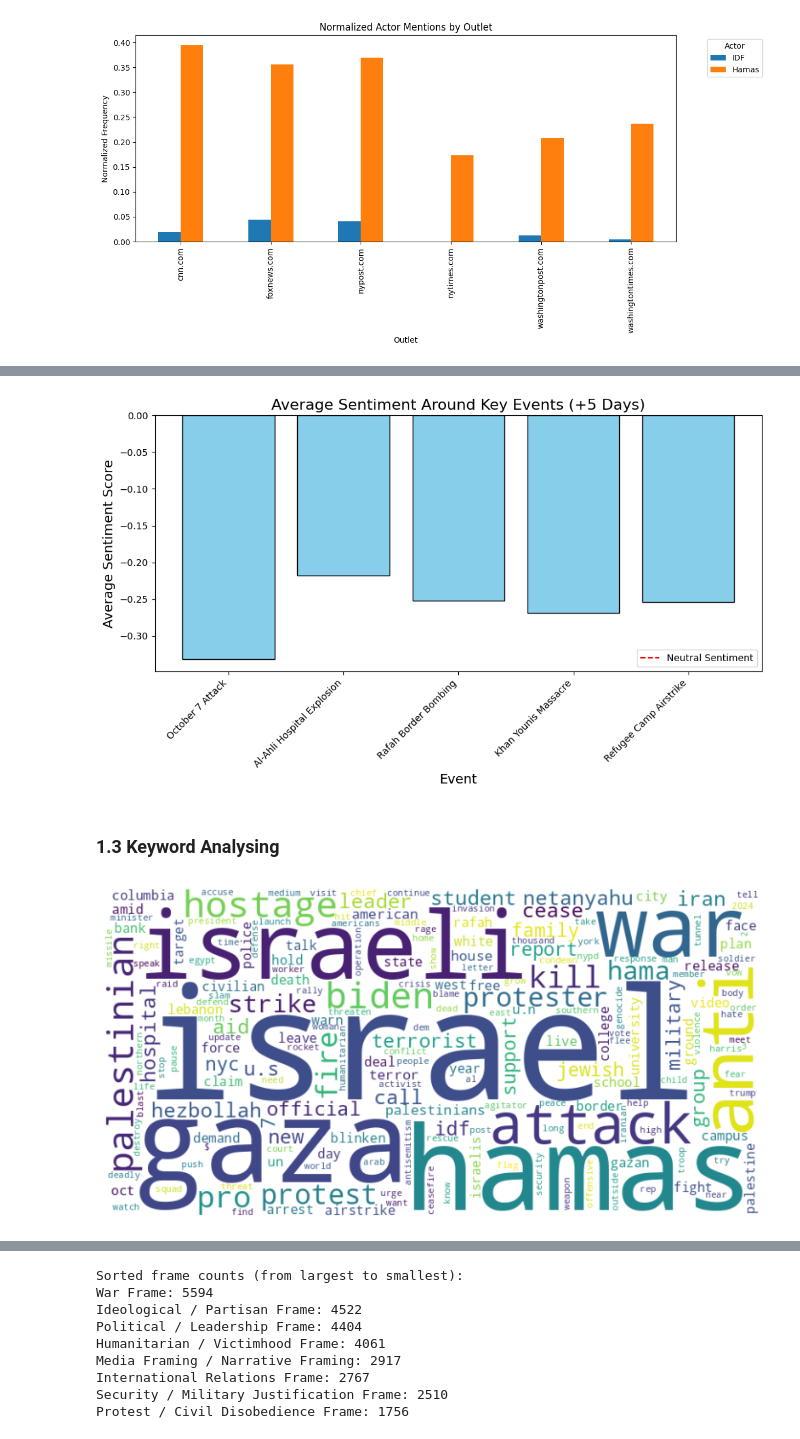
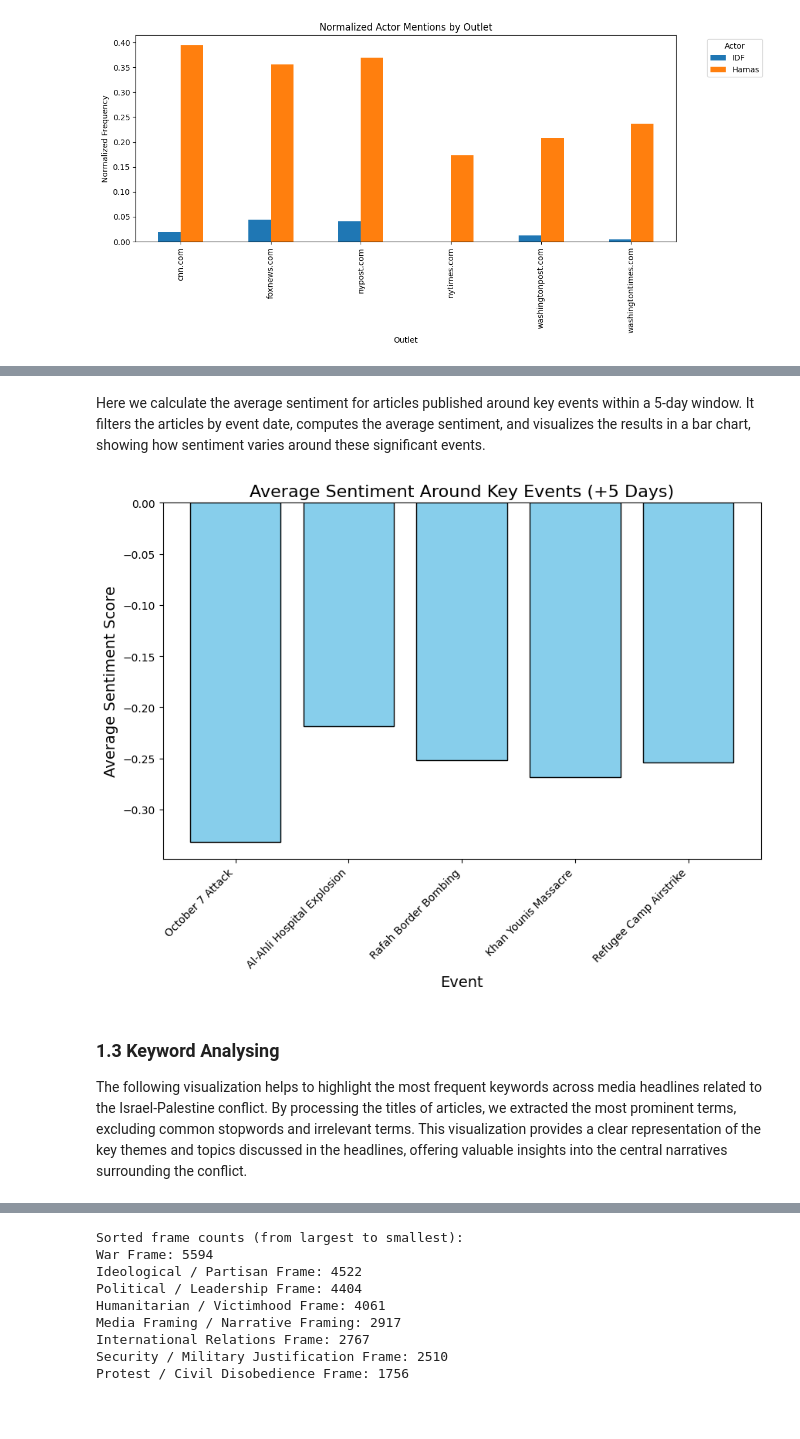
Before and after one commit to tinasophie15/FCSS-Project-Group-10, a Jupyter notebook: code/group10.ipynb, the cells around one changed output, grey strips where cells are left out. Cells and saved outputs as stored; diff of their text form; code cells hidden in the pictures; blank space fills up the shorter version.

```diff
--- a/code/group10.ipynb
+++ b/code/group10.ipynb
@@ -302,20 +269,38 @@ plt.show()
 [figure]
 # %% [markdown]
 The following plot allows us to observe how the sentiment regarding the Israel-Palestine conflict has changed over time, providing insights into the tone of media coverage on a monthly basis.
+# %%
+# Define special events and their colors
+special_events = {
+    "7th October Attack": ("2023-10-07", "red"),
+    "Al Ahli Hospital Attack": ("2023-10-17", "orange"),
+    "Rafah Border Bombing": ("2024-05-06", "green"),
+    "Khan Younis Massacre": ("2024-09-08", "purple"),
+    "Refugee Camp Airstrike": ("2024-10-19", "black"),
+}
 # %%
-# Convert 'Publish Date' to datetime format
 data_cleaned['Publish Date'] = pd.to_datetime(data_cleaned['Publish Date'], errors='coerce')
 data_cleaned = data_cleaned.reset_index(drop=True)
 
-# Calculate average sentiment score by month
+# Calculate average sentiment score by week
 sentiment_over_time = data_cleaned.resample('W', on='Publish Date')['Sentiment Score'].mean()
 
+# Convert event dates to pandas Timestamps
+special_event_dates = {label: (pd.Timestamp(date), color) for label, (date, color) in special_events.items()}
+
 # Plot sentiment over time
-plt.figure(figsize=(12, 6))
-plt.plot(sentiment_over_time.index, sentiment_over_time.values, marker='o', color='blue')
+plt.figure(figsize=(14, 7))
+plt.plot(sentiment_over_time.index, sentiment_over_time.values, marker='o', color='blue', label='Sentiment Score')
+
+# Add vertical lines for special events
+for event, (date, color) in special_event_dates.items():
+    plt.axvline(x=date, color=color, linestyle='--', alpha=0.8, label=event)
+
 plt.xlabel("Time (Weekly)", fontsize=14)
 plt.ylabel("Average Sentiment Score", fontsize=14)
-plt.title("Sentiment Trend Over Time", fontsize=16)
+plt.title("Sentiment Trend Over Time with Special Events", fontsize=16)
 plt.grid()
+plt.legend(title="Legend", fontsize=10, bbox_to_anchor=(1.05, 1), loc='upper left')
+plt.tight_layout()
 plt.show()
 # %% [output]
@@ -356,6 +377,9 @@ plt.show()
 The next plot helps visualize how each media outlet covers the Israel-Palestine conflict, categorizing headlines into positive, neutral, or negative sentiments. It provides a clear overview of the tone in which each media outlet reports on the conflict.
 # %%
 def classify_sentiment(score):
+    '''
+    Function for the classification of the headlines
+    '''
     if score > 0.05:
         return "Positive"
     elif score < -0.05:
@@ -635,0 +651,2 @@ LookupError:
+# %% [markdown]
+Here we calculate the average sentiment for articles published around key events within a 5-day window. It filters the articles by event date, computes the average sentiment, and visualizes the results in a bar chart, showing how sentiment varies around these significant events.
@@ -636,51 +662,31 @@ LookupError:
 # %%
-# Define key events with their dates
-key_events = {
-    "October 7 Attack": "2023-10-07",
-    "Al-Ahli Hospital Explosion": "2023-10-17",
-    "Rafah Border Bombing": "2023-11-01",
-    "Khan Younis Massacre": "2023-12-10",
-    "Refugee Camp Airstrike": "2024-07-08"
-}
-
 # Create a new DataFrame to store filtered results
 event_sentiments = []
 
 for event_name, event_date in key_events.items():
     event_date = pd.to_datetime(event_date)
     time_frame = (data_cleaned['Publish Date'] >= event_date) & (data_cleaned['Publish Date'] <= event_date + pd.Timedelta(days=5))
     event_data = data_cleaned[time_frame]
 
     # Calculate average sentiment for the time frame
     avg_sentiment = event_data['Title'].apply(lambda x: analyzer.polarity_scores(x)['compound']).mean()
 
     # Append results
     event_sentiments.append({"Event": event_name, "Date": event_date, "Average Sentiment": avg_sentiment})
 
 event_sentiments_df = pd.DataFrame(event_sentiments)
 
 
 plt.figure(figsize=(10, 6))
 plt.bar(event_sentiments_df['Event'], event_sentiments_df['Average Sentiment'], color='skyblue', edgecolor='black')
 plt.title("Average Sentiment Around Key Events (+5 Days)", fontsize=16)
 plt.xlabel("Event", fontsize=14)
 plt.ylabel("Average Sentiment Score", fontsize=14)
 plt.xticks(rotation=45, ha='right')
-plt.axhline(0, color='red', linestyle='--', label='Neutral Sentiment')
-plt.legend()
-plt.tight_layout()
 plt.show()
 # %% [output]
-[figure, old version]
+[figure, new version]
-# %% [markdown]
-### 1.3 Keyword Analysing
-# %%
-df = data_cleaned
-
-nlp = spacy.load("en_core_web_sm")
-
-custom_stopwords =r'C:\Users\NejlaHidic\Desktop\Uni\Foundations of CSS\Project\data\cloud, interpolation='bilinear')
-plt.axis('off')
-plt.show()
-# %% [output]
-[figure, removed]
+# %% [markdown]
+### 1.3 Keyword Analysing
+
+The following visualization helps to highlight the most frequent keywords across media headlines related to the Israel-Palestine conflict. By processing the titles of articles, we extracted the most prominent terms, excluding common stopwords and irrelevant terms. This visualization provides a clear representation of the key themes and topics discussed in the headlines, offering valuable insights into the central narratives surrounding the conflict.
```
Also changed, not shown: parts of 40 cells of this notebook, 1 other file.
